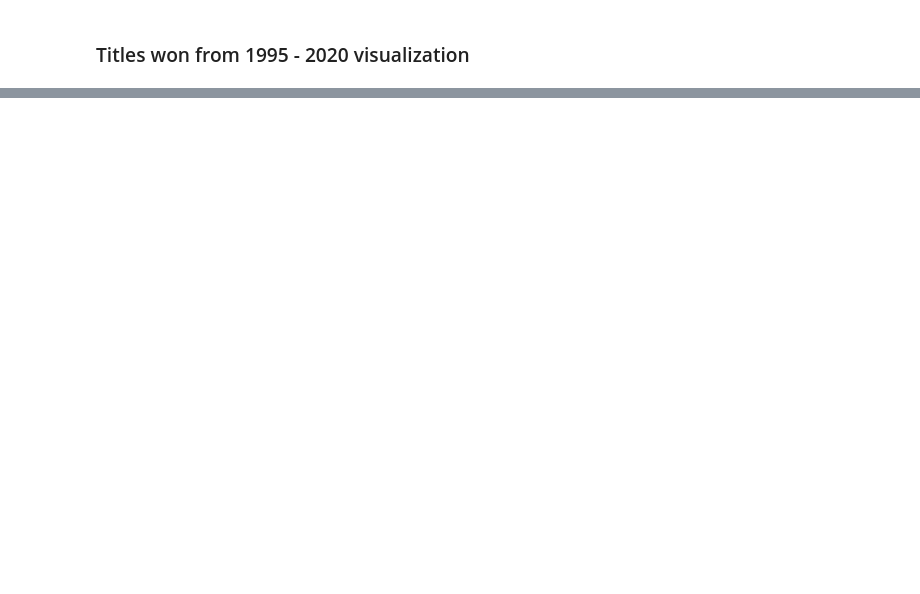
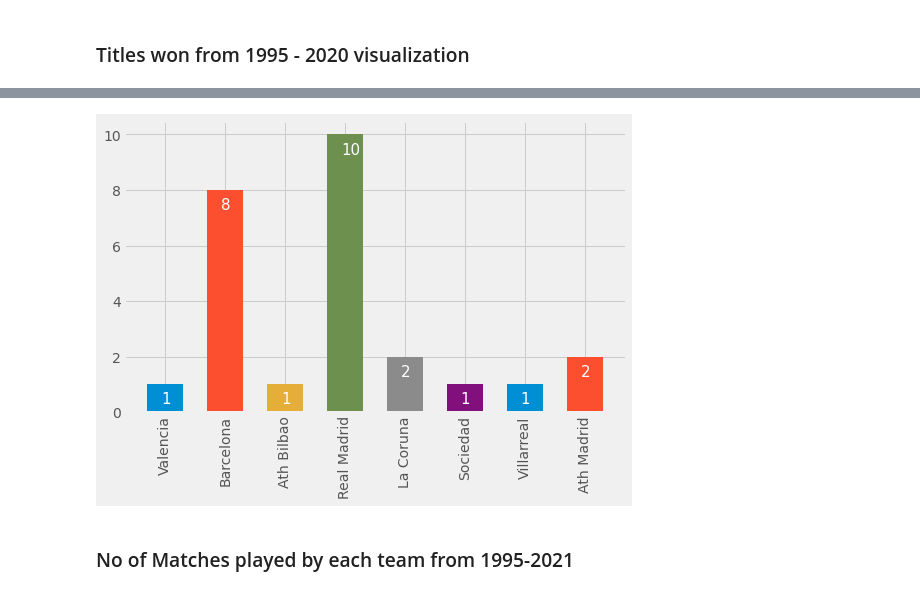
Before and after one commit to Wisal-Mukhtiar/Insights-from-Laliga-Dataset, a Jupyter notebook: laliga.ipynb, the cells around one changed output, grey strips where cells are left out. Saved outputs shown, nothing was run; the diff lists cells and outputs as text; code cells hidden in the pictures; blank space fills up the shorter version.

```diff
--- a/laliga.ipynb
+++ b/laliga.ipynb
@@ -376,0 +414,18 @@ for i in ax.patches:
+# %%
+plt.style.use('fivethirtyeight')
+fig, ax = plt.subplots(figsize=(8,5))
+
+for key in runner_ups.keys():
+    ax.bar(key, runner_ups[key],width=0.6)
+
+plt.xticks(rotation=90)
+heights_total = sum([i.get_height() for i in ax.patches])
+
+for i in ax.patches:
+    ax.text(i.get_x()+.23, i.get_height()-0.7, \
+            str(i.get_height()), fontsize=15,
+                color='white')
+# %% [output]
+[figure, added]
+# %% [markdown]
+### No of Matches played by each team from 1995-2021
```
Also changed, not shown: parts of 14 cells of this notebook.
